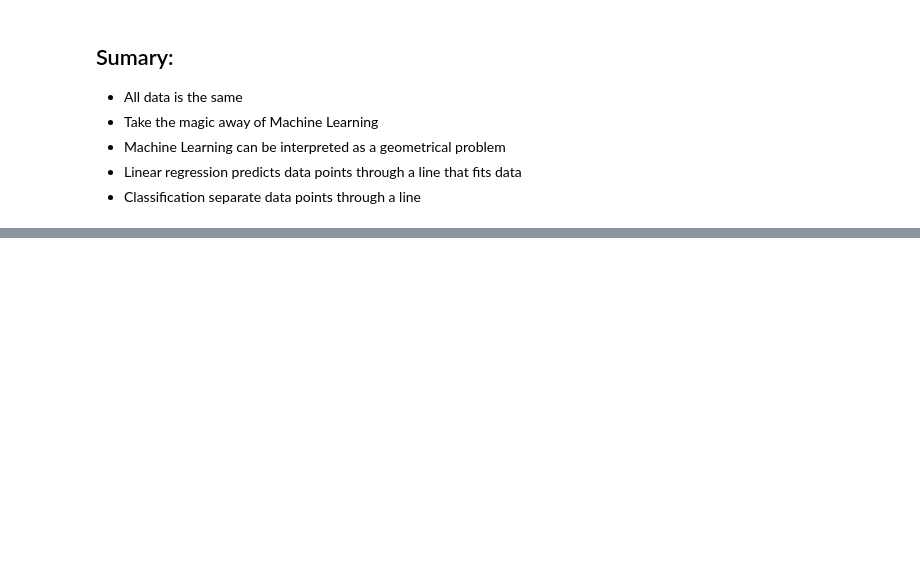
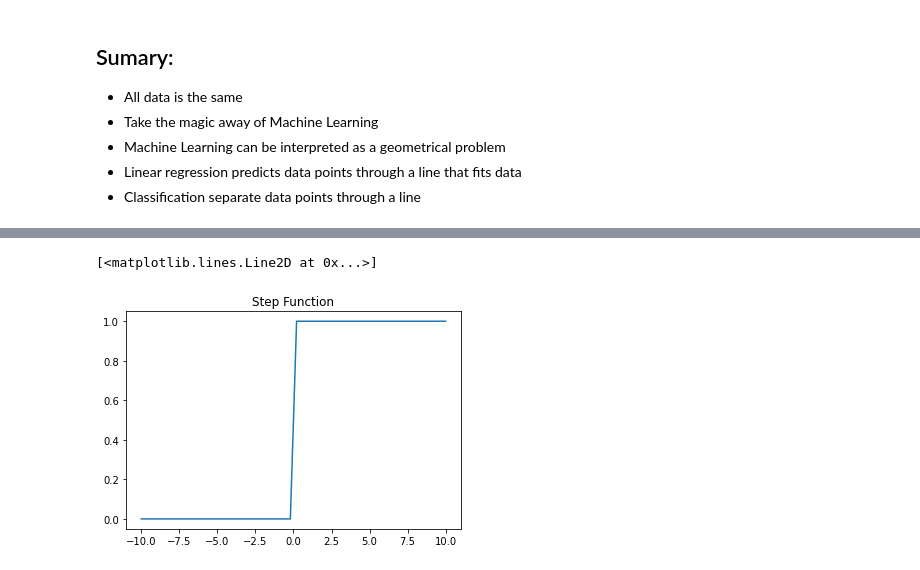
Before and after one commit to Jescas981/Deep-Learning-TF2, a Jupyter notebook: 00_MachineLearning_and_Neurons.ipynb, the cells around one changed output, grey strips where cells are left out. Cells and saved outputs as stored; diff of their text form; code cells hidden in the pictures; blank space fills up the shorter version.

```diff
--- a/00_MachineLearning_and_Neurons.ipynb
+++ b/00_MachineLearning_and_Neurons.ipynb
@@ -226,0 +340,15 @@ Steps to create our model:
+# %%
+def step_fn(x):
+  z = np.zeros_like(x)
+  z[x>=0] = 1
+  z[x<0] = 0
+  return z
+
+# Plot step function
+x_step = np.linspace(-10,10)
+y_step = step_fn(x_step)
+plt.title('Step Function')
+plt.plot(x_step, y_step)
+# %% [output]
+[<matplotlib.lines.Line2D at 0x...>]
+[figure, added]
```
Also changed, not shown: parts of 22 cells of this notebook.
